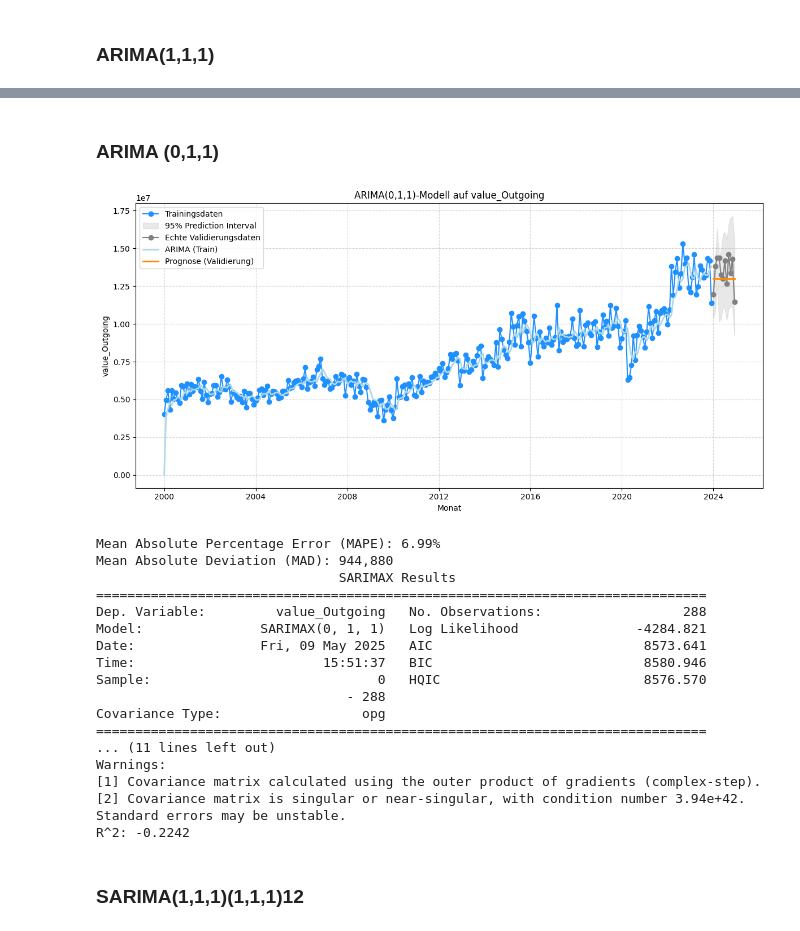
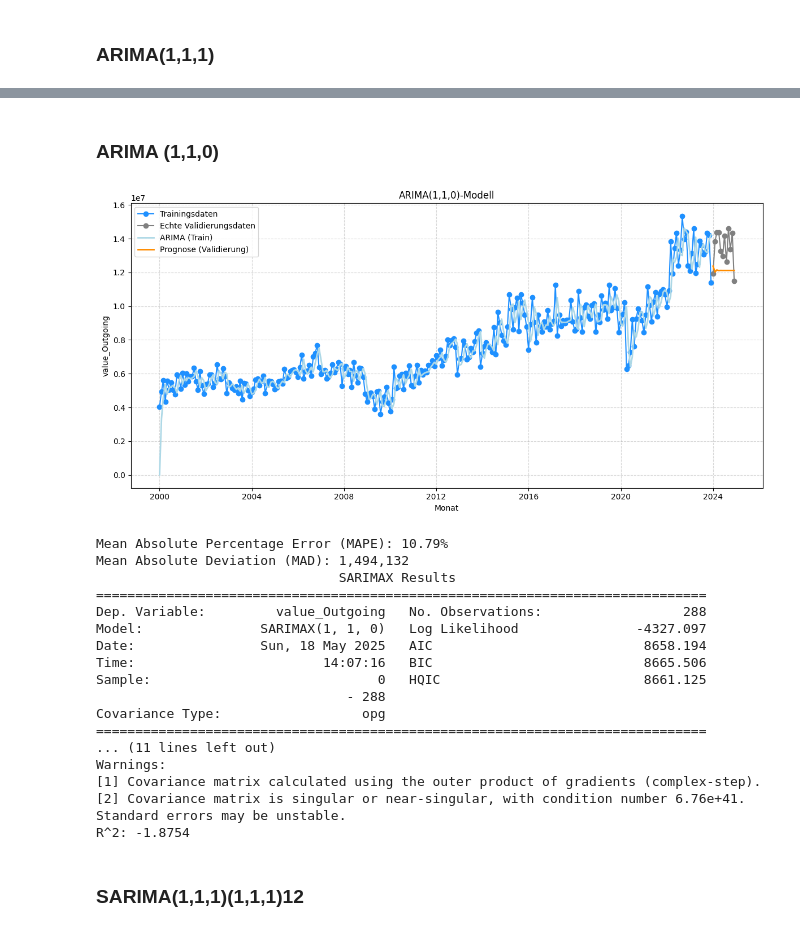
Before and after one commit to eliaspfe/BI_Vorlesung, a Jupyter notebook: Forecasting_Exports.ipynb, the cells around one changed output, grey strips where cells are left out. Saved outputs shown, nothing was run; the diff lists cells and outputs as text; code cells hidden in the pictures.

```diff
--- a/Forecasting_Exports.ipynb
+++ b/Forecasting_Exports.ipynb
@@ -767,6 +894,7 @@ plt.show()
 # Evaluation
 mape = np.mean(np.abs((y_valid - y_pred_valid) / y_valid)) * 100
 mad = np.mean(np.abs(y_valid - y_pred_valid))
+all_mapes.append(mape)
 
 print(f"Mean Absolute Percentage Error (MAPE): {mape:.2f}%")
 print(f"Mean Absolute Deviation (MAD): {mad:,.0f}")
@@ -799,7 +927,7 @@ Warnings:
 [2] Covariance matrix is singular or near-singular, with condition number 1.27e+42. Standard errors may be unstable.
 R^2: -0.2149
 # %% [markdown]
-### ARIMA (0,1,1)
+### ARIMA (1,1,0)
 # %%
 from statsmodels.tsa.statespace.sarimax import SARIMAX
 import matplotlib.pyplot as plt
@@ -818,7 +946,7 @@ dates_valid = df['Date'].iloc[-D_VALID:]
 # ARIMA(1,1,1)-Modell definieren (ohne saisonale Komponente)
 model = SARIMAX(
     y_train,
-    order=(0, 1, 1),
+    order=(1, 1, 0),
     enforce_stationarity=False,
     enforce_invertibility=False
 )
@@ -833,53 +961,53 @@ y_pred_valid = fit.forecast(steps=D_VALID)
 # Plot LCL and UCL
 
 plt.figure(figsize=(12, 6))
 plt.plot(dates_train, y_train, label='Trainingsdaten', color='dodgerblue', marker='o')
-plt.fill_between(dates_valid, lcl, ucl, color='lightgray', alpha=0.5, label='95% Prediction Interval')
 plt.plot(dates_valid, y_valid, label='Echte Validierungsdaten', color='grey', marker='o')
 plt.plot(dates_train, y_pred_train, label='ARIMA (Train)', color='lightblue', linewidth=2)
 plt.plot(dates_valid, y_pred_valid, label='Prognose (Validierung)', color='darkorange', linewidth=2)
 plt.xlabel('Monat')
 plt.ylabel('value_Outgoing')
-plt.title('ARIMA(0,1,1)-Modell auf value_Outgoing')
+plt.title('ARIMA(1,1,0)-Modell')
 plt.legend()
 plt.grid(True, linestyle='--', alpha=0.5)
 plt.tight_layout()
 plt.show()
 
 # Evaluation
 mape = np.mean(np.abs((y_valid - y_pred_valid) / y_valid)) * 100
 mad = np.mean(np.abs(y_valid - y_pred_valid))
+all_mapes.append(mape)
 
 print(f"Mean Absolute Percentage Error (MAPE): {mape:.2f}%")
 print(f"Mean Absolute Deviation (MAD): {mad:,.0f}")
 
 # Modellzusammenfassung
 print(fit.summary())
 
 # R²
 ss_total = np.sum((y_valid - np.mean(y_valid)) ** 2)
 ss_residual = np.sum((y_valid - y_pred_valid) ** 2)
 r_squared = 1 - (ss_residual / ss_total)
 print(f"R^2: {r_squared:.4f}")
 # %% [output]
-[figure, old version]
+[figure, new version]
-Mean Absolute Percentage Error (MAPE): 6.99%
-Mean Absolute Deviation (MAD): 944,880
+Mean Absolute Percentage Error (MAPE): 10.79%
+Mean Absolute Deviation (MAD): 1,494,132
                                SARIMAX Results
 ==============================================================================
 Dep. Variable:         value_Outgoing   No. Observations:                  288
-Model:               SARIMAX(0, 1, 1)   Log Likelihood               -4284.821
-Date:                Fri, 09 May 2025   AIC                           8573.641
-Time:                        15:51:37   BIC                           8580.946
-Sample:                             0   HQIC                          8576.570
+Model:               SARIMAX(1, 1, 0)   Log Likelihood               -4327.097
+Date:                Sun, 18 May 2025   AIC                           8658.194
+Time:                        14:07:16   BIC                           8665.506
+Sample:                             0   HQIC                          8661.125
                                 - 288
 Covariance Type:                  opg
 ==============================================================================
 ... (11 lines left out)
 Warnings:
 [1] Covariance matrix calculated using the outer product of gradients (complex-step).
-[2] Covariance matrix is singular or near-singular, with condition number 3.94e+42. Standard errors may be unstable.
-R^2: -0.2242
+[2] Covariance matrix is singular or near-singular, with condition number 6.76e+41. Standard errors may be unstable.
+R^2: -1.8754
 # %% [markdown]
 ### SARIMA(1,1,1)(1,1,1)12
 # %%
```
Also changed, not shown: parts of 12 cells of this notebook, 1 other file.
